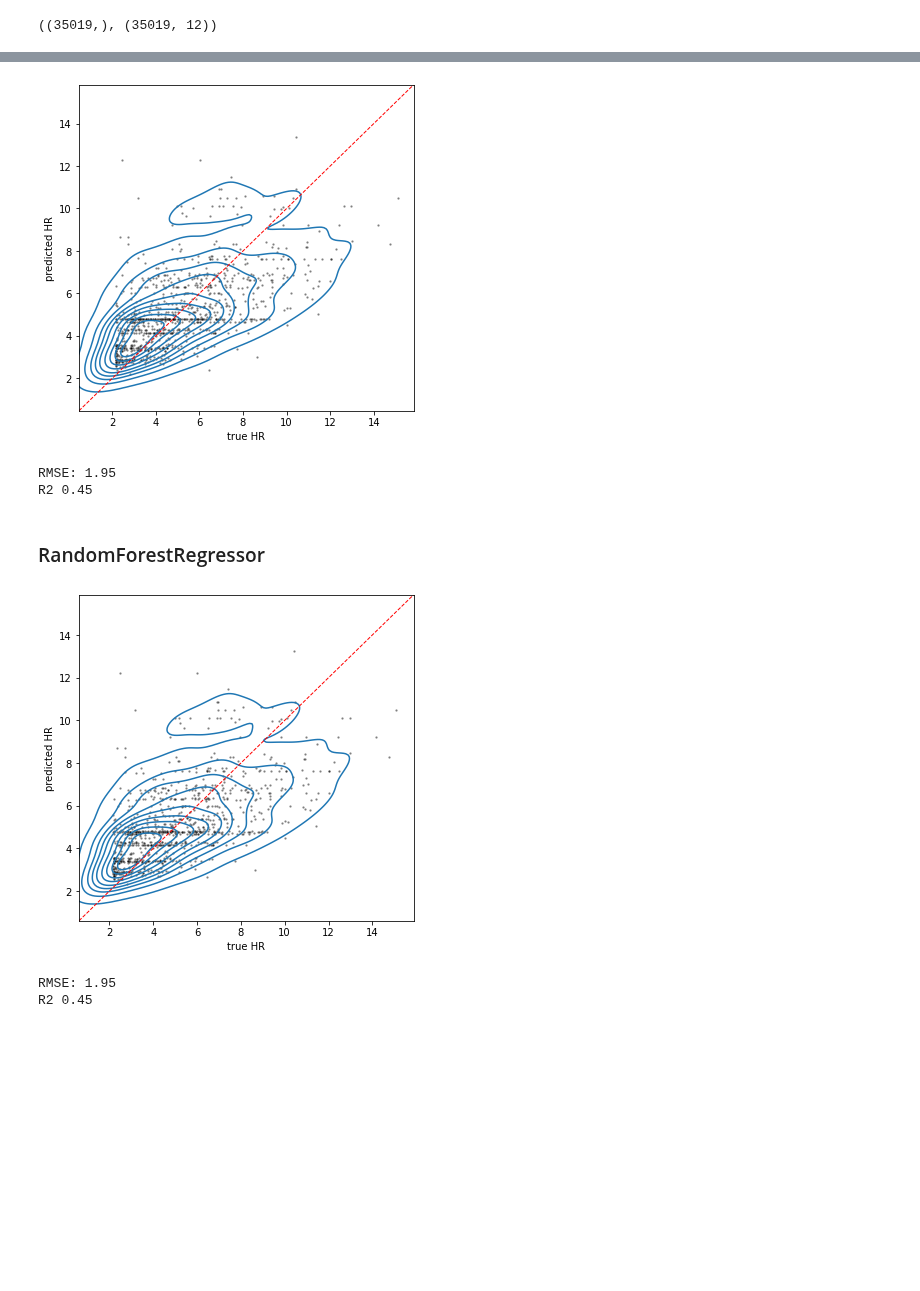
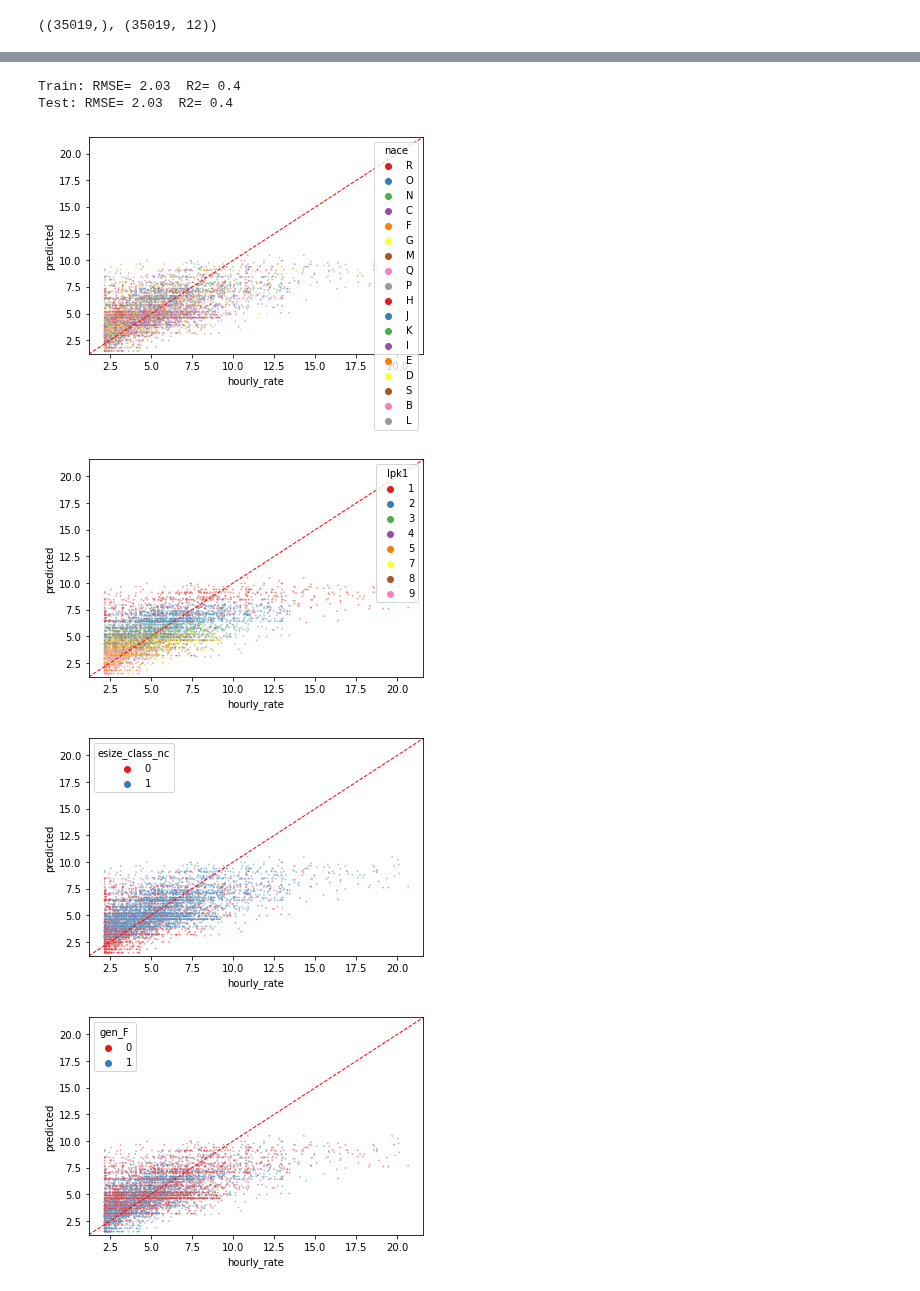
Before and after one commit to EdvinasStonevicius/LT-national-salary-analysis, a Jupyter notebook: python/03-Machine_learning_0_base.ipynb, the cells around one changed output, grey strips where cells are left out. Drawn from its saved outputs; the diff is of its cells as text; code cells hidden in the pictures; blank space fills up the shorter version.

```diff
--- a/python/03-Machine_learning_0_base.ipynb
+++ b/python/03-Machine_learning_0_base.ipynb
@@ -111,21 +144,0 @@ y_pred = model_DTR.predict(X_test)
-# %%
-r = range(500,1500)
-prediction = y_pred[r]
-true_labels = y_test.iloc[r]
-plt.figure(figsize = (6,6))
-sns.scatterplot(x=true_labels, y=prediction,  s=5, color='black', alpha=0.5)
-sns.kdeplot(x=true_labels, y=prediction)
-plt.xlim(plt.ylim())
-plt.xlabel('true HR')
-plt.ylabel('predicted HR')
-plt.plot(plt.ylim(), plt.ylim(), linestyle='--', color='r', lw=1, scalex=False, scaley=False);
-# %% [output]
-[figure, removed]
-# %%
-print('RMSE:', np.sqrt(mean_squared_error(y_test, y_pred)).round(2))
-print('R2', r2_score(y_test, y_pred).round(2))
-# %% [output]
-RMSE: 1.95
-R2 0.45
-# %% [markdown]
-### RandomForestRegressor
@@ -137,19 +145,20 @@ y_pred = model_RFR.predict(X_test)
-# %%
-r = range(500,1500)
-prediction = y_pred[r]
-true_labels = y_test.iloc[r]
-plt.figure(figsize = (6,6))
-sns.scatterplot(x=true_labels, y=prediction,  s=5, color='black', alpha=0.5)
-sns.kdeplot(x=true_labels, y=prediction)
-plt.xlim(plt.ylim())
-plt.xlabel('true HR')
-plt.ylabel('predicted HR')
-plt.plot(plt.ylim(), plt.ylim(), linestyle='--', color='r', lw=1, scalex=False, scaley=False);
-# %% [output]
-[figure, removed]
-# %%
-print('RMSE:', np.sqrt(mean_squared_error(y_test, y_pred)).round(2))
-print('R2', r2_score(y_test, y_pred).round(2))
-# %% [output]
-RMSE: 1.95
-R2 0.45
+# %%
+print('Train: RMSE=', np.sqrt(mean_squared_error(train['hourly_rate'], train['predicted'])).round(2),
+    ' R2=', r2_score(train['hourly_rate'], train['predicted']).round(2))
+
+print('Test: RMSE=', np.sqrt(mean_squared_error(test['hourly_rate'], test['predicted'])).round(2),
+    ' R2=', r2_score(test['hourly_rate'], test['predicted']).round(2))
+# %% [output]
+Train: RMSE= 2.03  R2= 0.4
+Test: RMSE= 2.03  R2= 0.4
+# %%
+for feature in ['nace', 'lpk1',  'esize_class_nc', 'gen_F', 'age_class_nc', 'education_nc']:
+    sns.scatterplot(data=test, x='hourly_rate', y='predicted', s=3, hue=feature, alpha=0.5, palette='Set1')
+    plt.ylim(plt.xlim())
+    plt.plot(plt.xlim(), plt.ylim(), linestyle='--', color='r', lw=1, scalex=False, scaley=False)
+    plt.show();
+# %% [output]
+[figure, added]
+[figure, added]
+[figure, added]
+[figure, added]
```
Also changed, not shown: parts of 15 cells of this notebook.
